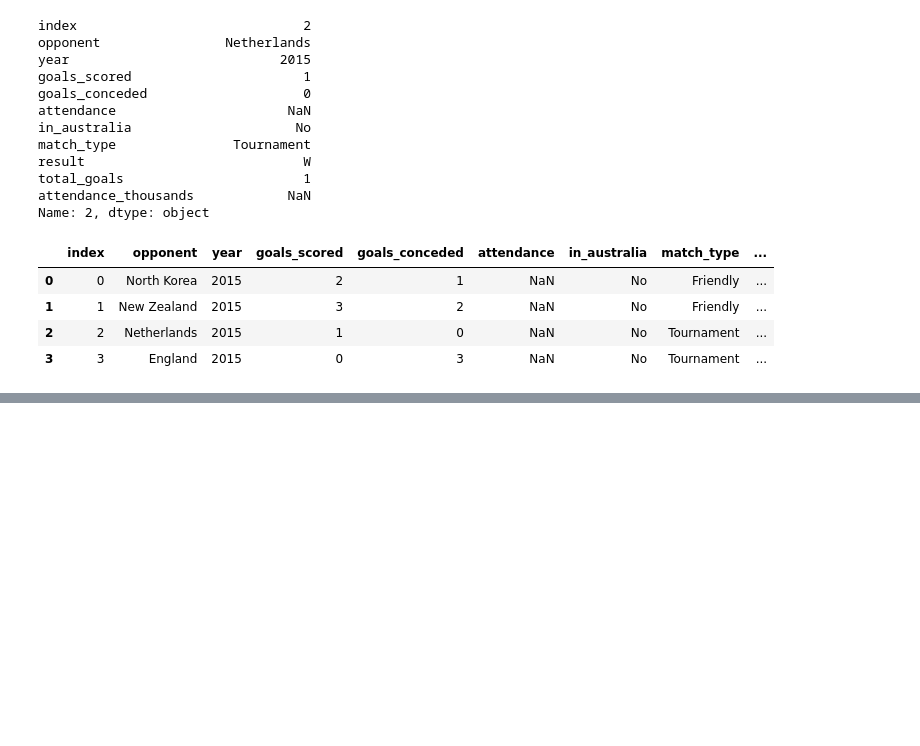
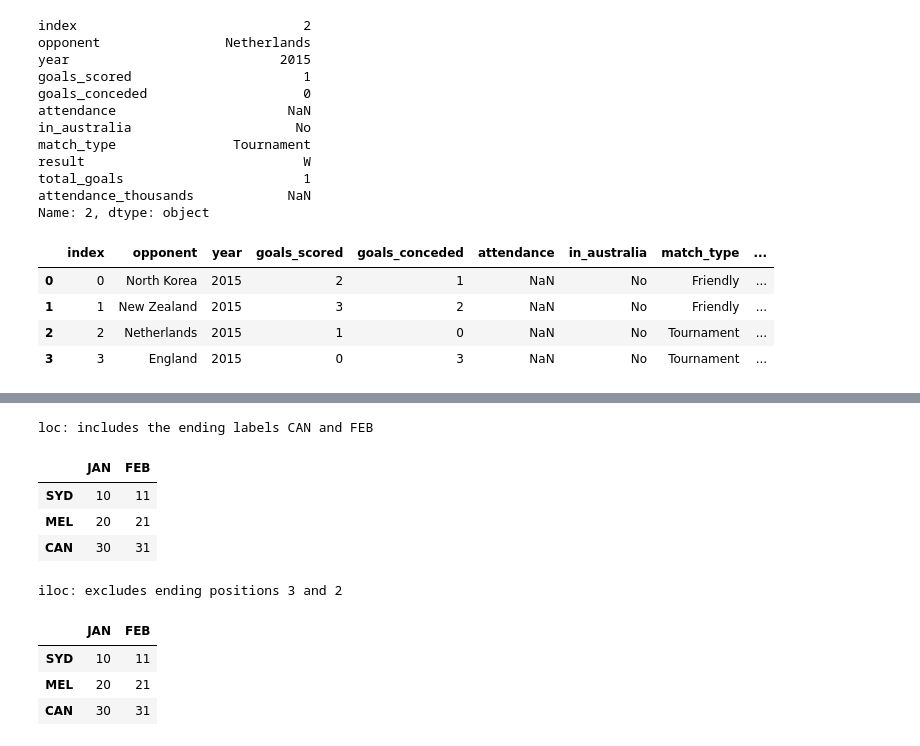
Before and after one commit to nirvana644/IATD-Machine-Learning-Algorithms, a Jupyter notebook: 1_b_PandasRefresher.ipynb, the cells around one changed output, grey strips where cells are left out. Cells and saved outputs as stored; diff of their text form; code cells hidden in the pictures; blank space fills up the shorter version.

```diff
--- a/1_b_PandasRefresher.ipynb
+++ b/1_b_PandasRefresher.ipynb
@@ -339,0 +425,17 @@ df.iloc[0:4]
+# %%
+print('loc: includes the ending labels CAN and FEB')
+display(indexing_example.loc['SYD':'CAN', 'JAN':'FEB'])
+
+print('iloc: excludes ending positions 3 and 2')
+display(indexing_example.iloc[0:3, 0:2])
+# %% [output]
+loc: includes the ending labels CAN and FEB
+|  | JAN | FEB |
+| SYD | 10 | 11 |
+| MEL | 20 | 21 |
+| CAN | 30 | 31 |
+iloc: excludes ending positions 3 and 2
+|  | JAN | FEB |
+| SYD | 10 | 11 |
+| MEL | 20 | 21 |
+| CAN | 30 | 31 |
```
Also changed, not shown: parts of 21 cells of this notebook, 5 other files.
